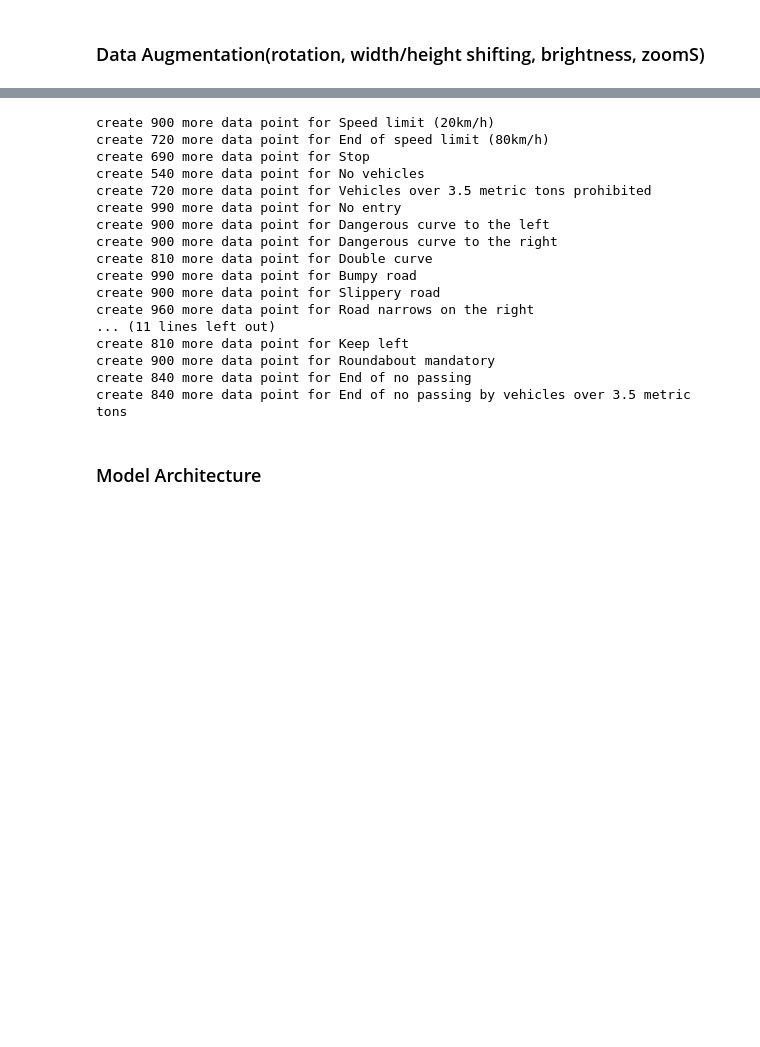
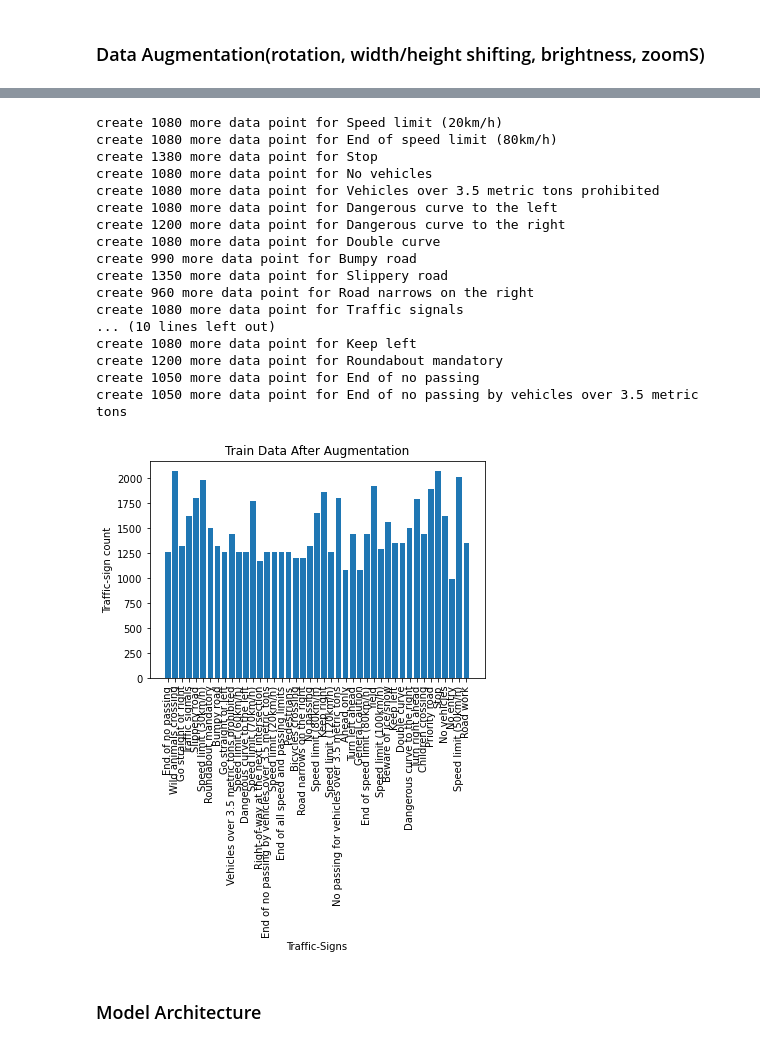
Before and after one commit to RamadanAhmed/CarND-Traffic-Sign-Classifier-Project, a Jupyter notebook: Traffic_Sign_Classifier.ipynb, the cells around one changed output, grey strips where cells are left out. Saved outputs shown, nothing was run; the diff lists cells and outputs as text; code cells hidden in the pictures; blank space fills up the shorter version.

```diff
--- a/Traffic_Sign_Classifier.ipynb
+++ b/Traffic_Sign_Classifier.ipynb
@@ -260,35 +271,52 @@ for label,val in sign_labels_dict.items():
 X_train_low = []
 y_train_low = []
 
-threshold = 1000
+threshold = 950
 for label, data in x_clusters.items():
     data_size = len(data)
     if data_size <= threshold:
-        factor = (threshold // data_size)
-        x_train_low = data * factor
-        y_train_low = [label] * factor * data_size
+        factor = (threshold // data_size) + 1
+        X_train_low += data * factor
+        y_train_low += [label] * factor * data_size
         print("create {} more data point for {}".format(factor * data_size, sign_labels_dict[label]))
 
 X_train_low = np.array(X_train_low)
 y_train_low = np.array(y_train_low)
 # %% [output]
-create 900 more data point for Speed limit (20km/h)
-create 720 more data point for End of speed limit (80km/h)
-create 690 more data point for Stop
-create 540 more data point for No vehicles
-create 720 more data point for Vehicles over 3.5 metric tons prohibited
-create 990 more data point for No entry
-create 900 more data point for Dangerous curve to the left
-create 900 more data point for Dangerous curve to the right
-create 810 more data point for Double curve
+create 1080 more data point for Speed limit (20km/h)
+create 1080 more data point for End of speed limit (80km/h)
+create 1380 more data point for Stop
+create 1080 more data point for No vehicles
+create 1080 more data point for Vehicles over 3.5 metric tons prohibited
+create 1080 more data point for Dangerous curve to the left
+create 1200 more data point for Dangerous curve to the right
+create 1080 more data point for Double curve
 create 990 more data point for Bumpy road
-create 900 more data point for Slippery road
+create 1350 more data point for Slippery road
 create 960 more data point for Road narrows on the right
-... (11 lines left out)
-create 810 more data point for Keep left
-create 900 more data point for Roundabout mandatory
-create 840 more data point for End of no passing
-create 840 more data point for End of no passing by vehicles over 3.5 metric tons
+create 1080 more data point for Traffic signals
+... (10 lines left out)
+create 1080 more data point for Keep left
+create 1200 more data point for Roundabout mandatory
+create 1050 more data point for End of no passing
+create 1050 more data point for End of no passing by vehicles over 3.5 metric tons
+# %%
+for X_batch, y_batch in datagen.flow(X_train_low, y_train_low, batch_size=len(X_train_low), shuffle=False):
+    X_train_aug = X_batch.astype('uint8')
+    y_train_aug = y_batch
+    break
+
+train_data_x = np.concatenate((X_train_norm, X_train_aug), axis = 0)
+train_data_y = np.concatenate((y_train, y_train_aug), axis = 0)
+
+train_data_x_dict = Counter(train_data_y)
+
+visualize_distribution('Traffic-Signs',
+                       'Traffic-sign count',
+                       'Train Data After Augmentation',
+                       ([sign_labels_dict[x[0]] for x in train_data_x_dict.items()], [x[1] for x in train_data_x_dict.items()]))
+# %% [output]
+[figure, added]
 # %% [markdown]
 ### Model Architecture
 # %%
```
Also changed, not shown: parts of 15 cells of this notebook, 50 other files.
